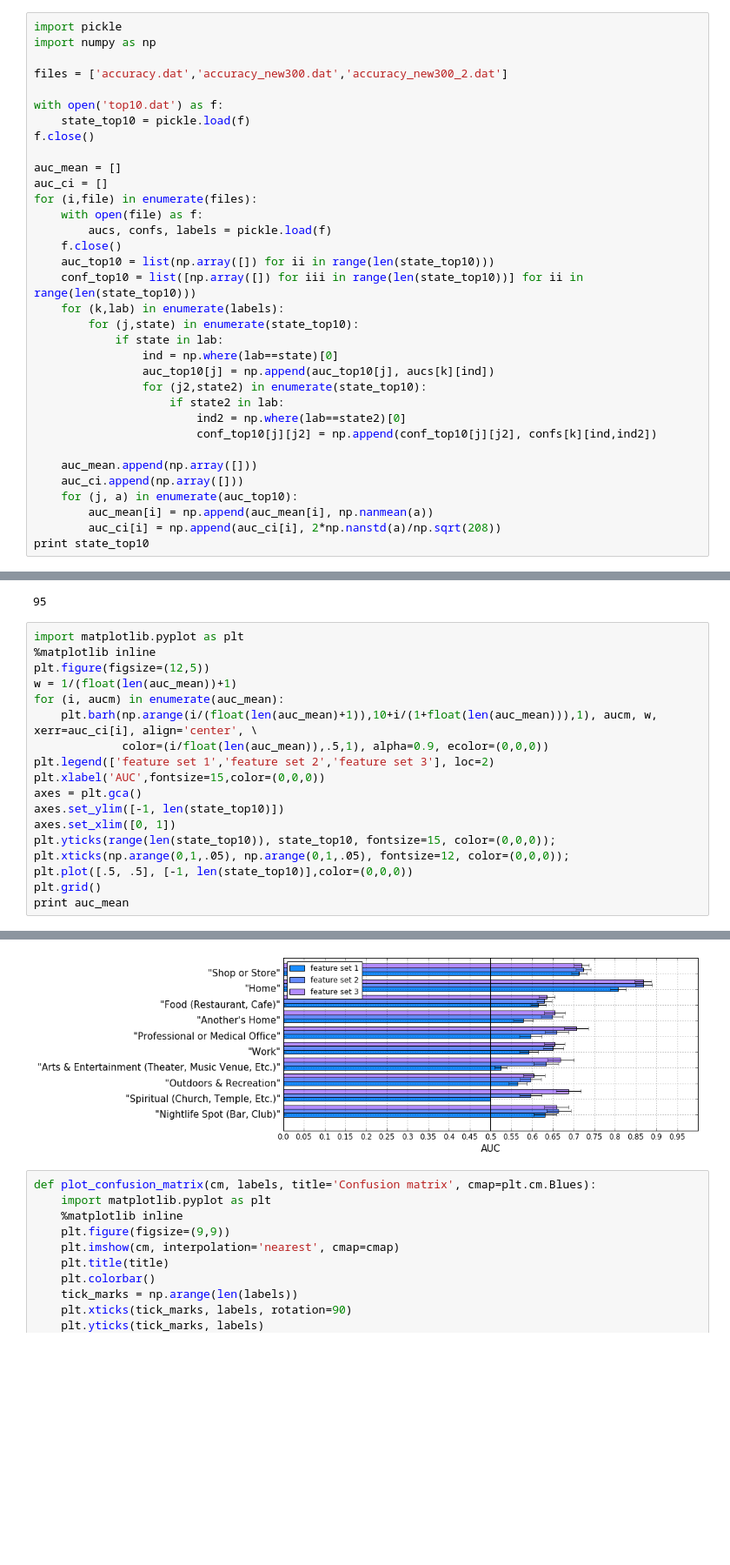
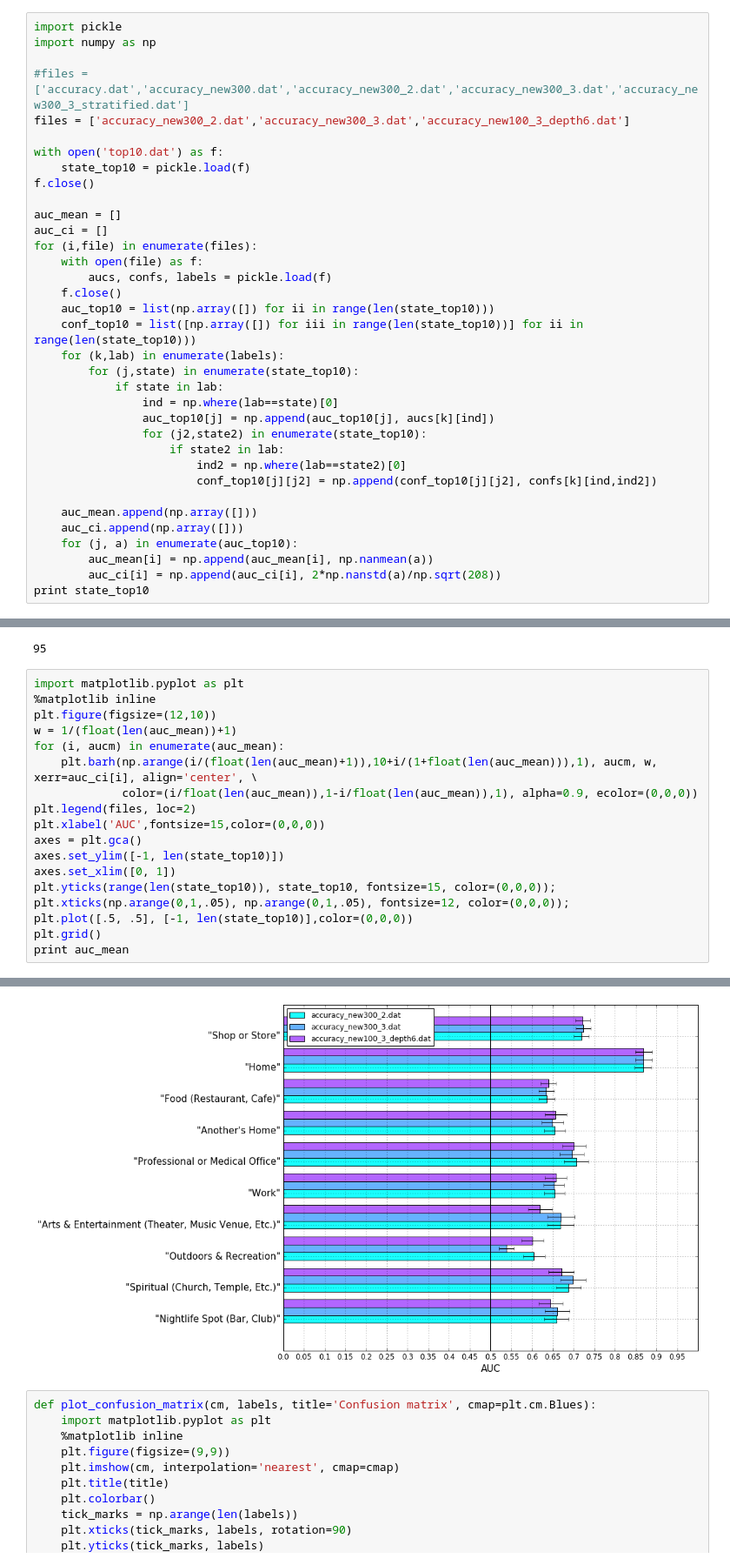
Before and after one commit to sosata/CS120DataAnalysis, a Jupyter notebook: SemanticLocation/show_accuracy_global.ipynb, the cells around one changed output, grey strips where cells are left out. Shown at 87% size. Saved outputs shown, nothing was run; the diff lists cells and outputs as text; blank space fills up the shorter version.

```diff
--- a/SemanticLocation/show_accuracy_global.ipynb
+++ b/SemanticLocation/show_accuracy_global.ipynb
@@ -2,7 +2,8 @@
 import pickle
 import numpy as np
 
-files = ['accuracy.dat','accuracy_new300.dat','accuracy_new300_2.dat']
+#files = ['accuracy.dat','accuracy_new300.dat','accuracy_new300_2.dat','accuracy_new300_3.dat','accuracy_new300_3_stratified.dat']
+files = ['accuracy_new300_2.dat','accuracy_new300_3.dat','accuracy_new100_3_depth6.dat']
 
 with open('top10.dat') as f:
     state_top10 = pickle.load(f)
@@ -45,12 +46,12 @@ print conf_top10[3][3].size
 # %%
 import matplotlib.pyplot as plt
 %matplotlib inline
-plt.figure(figsize=(12,5))
+plt.figure(figsize=(12,10))
 w = 1/(float(len(auc_mean))+1)
 for (i, aucm) in enumerate(auc_mean):
     plt.barh(np.arange(i/(float(len(auc_mean)+1)),10+i/(1+float(len(auc_mean))),1), aucm, w, xerr=auc_ci[i], align='center', \
-             color=(i/float(len(auc_mean)),.5,1), alpha=0.9, ecolor=(0,0,0))
-plt.legend(['feature set 1','feature set 2','feature set 3'], loc=2)
+             color=(i/float(len(auc_mean)),1-i/float(len(auc_mean)),1), alpha=0.9, ecolor=(0,0,0))
+plt.legend(files, loc=2)
 plt.xlabel('AUC',fontsize=15,color=(0,0,0))
 axes = plt.gca()
 axes.set_ylim([-1, len(state_top10)])
@@ -68,4 +69,4 @@ print auc_mean
-[figure, old version]
+[figure, new version]
 # %%
 def plot_confusion_matrix(cm, labels, title='Confusion matrix', cmap=plt.cm.Blues):
     import matplotlib.pyplot as plt
```
Also changed, not shown: parts of 2 cells of this notebook, 18 other files.
